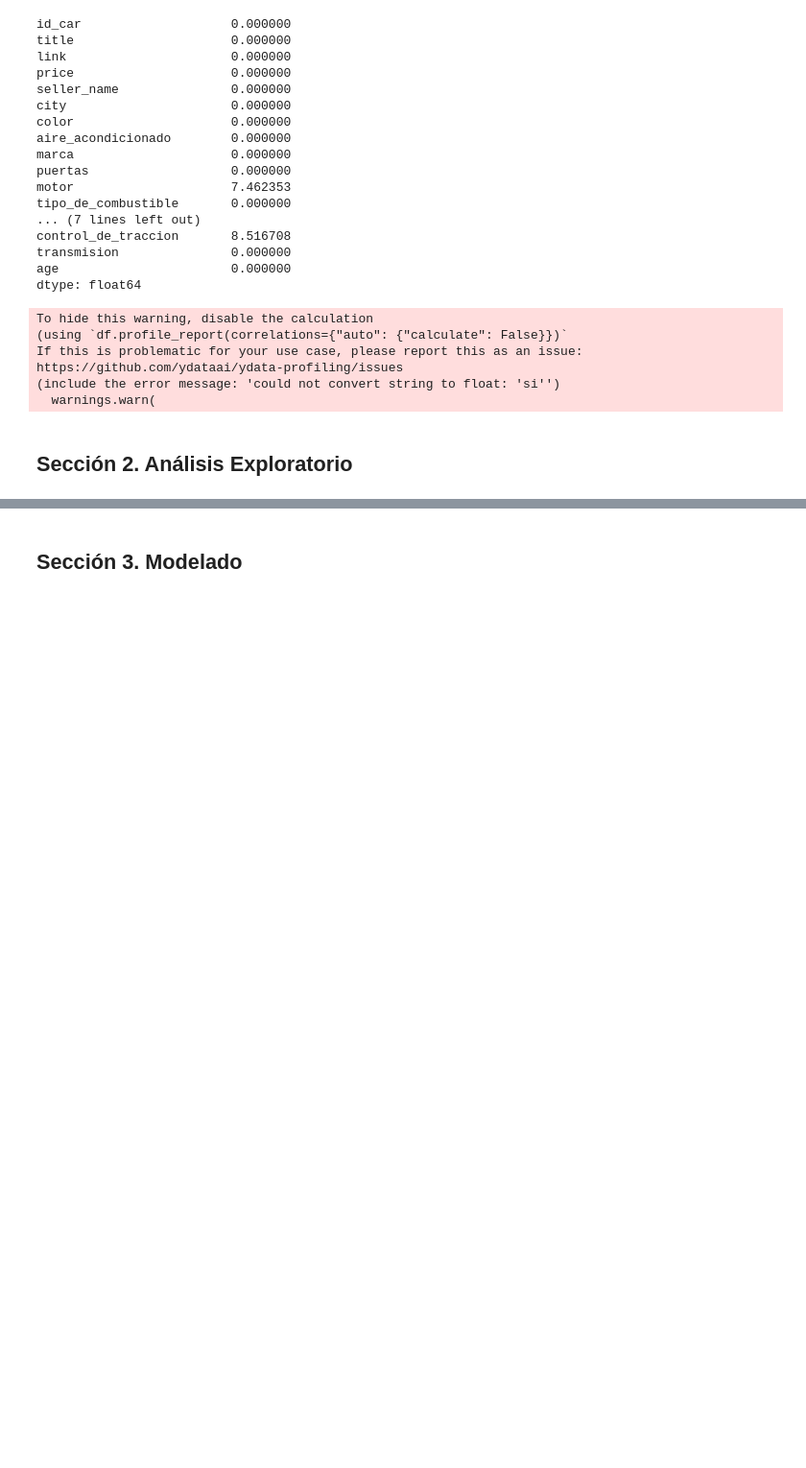
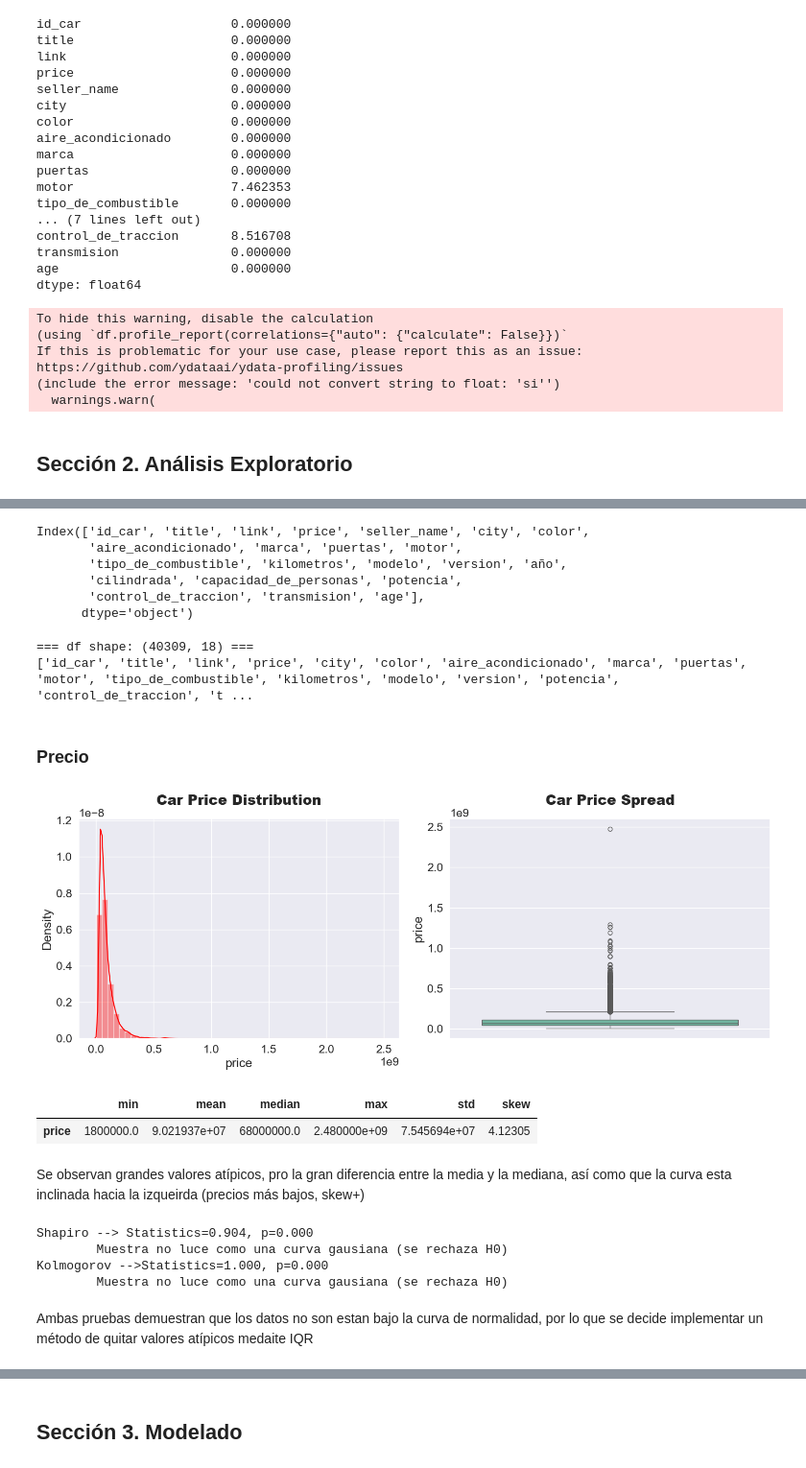
Before and after one commit to masastoquec/WebScraping_CarroYa, a Jupyter notebook: src/EDA.ipynb, the cells around one changed output, grey strips where cells are left out. Shown at 96% size. Drawn from its saved outputs; the diff is of its cells as text; code cells hidden in the pictures; blank space fills up the shorter version.

Commit message:
Models

```diff
--- a/src/EDA.ipynb
+++ b/src/EDA.ipynb
@@ -144,6 +193,4 @@ def fix_motor_unit(x:str) -> float:
 # %%
-
-
 missing_columns_check = ['id_car','price','kilometros','año']
 
 schema = {  'id_car':'string',
@@ -204,6 +251,7 @@ df['age'] = df['año'].apply(lambda x :  year_today-int(x) )
 df['color'] = df['color'].str.split().str[0].str.replace('rosa','rojo').str.replace('beige','blanco').str.replace('celeste','azul')
 df['color'] = df['color'].fillna("otro")
 df['aire_acondicionado'] = df['aire_acondicionado'].fillna("no")
+df['aire_acondicionado'] = df['aire_acondicionado'].apply(lambda x: 1 if x == 'si' else 0)
 df['kilometros'] = df['kilometros'].str.replace('km','').str.replace(' ','').astype('float')
 df['motor'] =  df['motor'].apply(lambda x:  fix_motor_unit(x))
 df['cilindrada'] = df['cilindrada'].apply(lambda x:  fix_motor_unit(x))
@@ -316,0 +390,66 @@ memory usage: 6.4+ MB
+# %%
+df.columns
+# %% [output]
+Index(['id_car', 'title', 'link', 'price', 'seller_name', 'city', 'color',
+       'aire_acondicionado', 'marca', 'puertas', 'motor',
+       'tipo_de_combustible', 'kilometros', 'modelo', 'version', 'año',
+       'cilindrada', 'capacidad_de_personas', 'potencia',
+       'control_de_traccion', 'transmision', 'age'],
+      dtype='object')
+# %%
+df = df.drop(columns=['seller_name','año','cilindrada','capacidad_de_personas'], errors='ignore')
+print(f'=== df shape: {df.shape} === ')
+print(list(df.columns))
+# %% [output]
+=== df shape: (40309, 18) ===
+['id_car', 'title', 'link', 'price', 'city', 'color', 'aire_acondicionado', 'marca', 'puertas', 'motor', 'tipo_de_combustible', 'kilometros', 'modelo', 'version', 'potencia', 'control_de_traccion', 't ...
+# %% [markdown]
+### Precio
+# %%
+plt.figure(figsize=(15,6))
+plt.subplot(1,2,1)
+sns.distplot(df["price"],color="red",kde=True)
+plt.title("Car Price Distribution",fontweight="black",pad=20,fontsize=20)
+
+plt.subplot(1,2,2)
+sns.boxplot(y=df["price"],palette="Set2")
+plt.title("Car Price Spread",fontweight="black",pad=20,fontsize=20)
+plt.tight_layout()
+plt.show()
+# %% [output]
+[figure, added]
+# %%
+df["price"].agg(["min","mean","median","max","std","skew"]).to_frame().T
+# %% [output]
+|  | min | mean | median | max | std | skew |
+| price | 1800000.0 | 9.021937e+07 | 68000000.0 | 2.480000e+09 | 7.545694e+07 | 4.12305 |
+# %% [markdown]
+Se observan grandes valores atípicos, pro la gran diferencia entre la media y la mediana, así como que la curva esta inclinada hacia la izqueirda (precios más bajos, skew+)
+# %%
+# Validemos si los datos de precio cumplen con la distribución normal
+# Realizar la prueba de Shapiro-Wilk
+stat, p = shapiro(df['price'])
+print('Shapiro --> Statistics=%.3f, p=%.3f' % (stat, p))
+# Interpretar el resultado
+alpha = 0.05
+if p > alpha:
+    print('\tMuestra se parece a una curva gausiana (No se rechaza H0)')
+else:
+    print('\tMuestra no luce como una curva gausiana (se rechaza H0)')
+
+# Realizar la prueba de Kolmogorov-Smirnov
+stat, p = kstest(df['price'], 'norm')
+print('Kolmogorov -->Statistics=%.3f, p=%.3f' % (stat, p))
+
+# Interpretar el resultado
+if p > alpha:
+    print('\tMuestra se parece a una curva gausiana (No se rechaza H0)')
+else:
+    print('\tMuestra no luce como una curva gausiana (se rechaza H0)')
+# %% [output]
+Shapiro --> Statistics=0.904, p=0.000
+        Muestra no luce como una curva gausiana (se rechaza H0)
+Kolmogorov -->Statistics=1.000, p=0.000
+        Muestra no luce como una curva gausiana (se rechaza H0)
+# %% [markdown]
+Ambas pruebas demuestran que los datos no son estan bajo la curva de normalidad, por lo que se decide implementar un método de quitar valores atípicos medaite IQR
```
Also changed, not shown: parts of 43 cells of this notebook, 4 other files.
